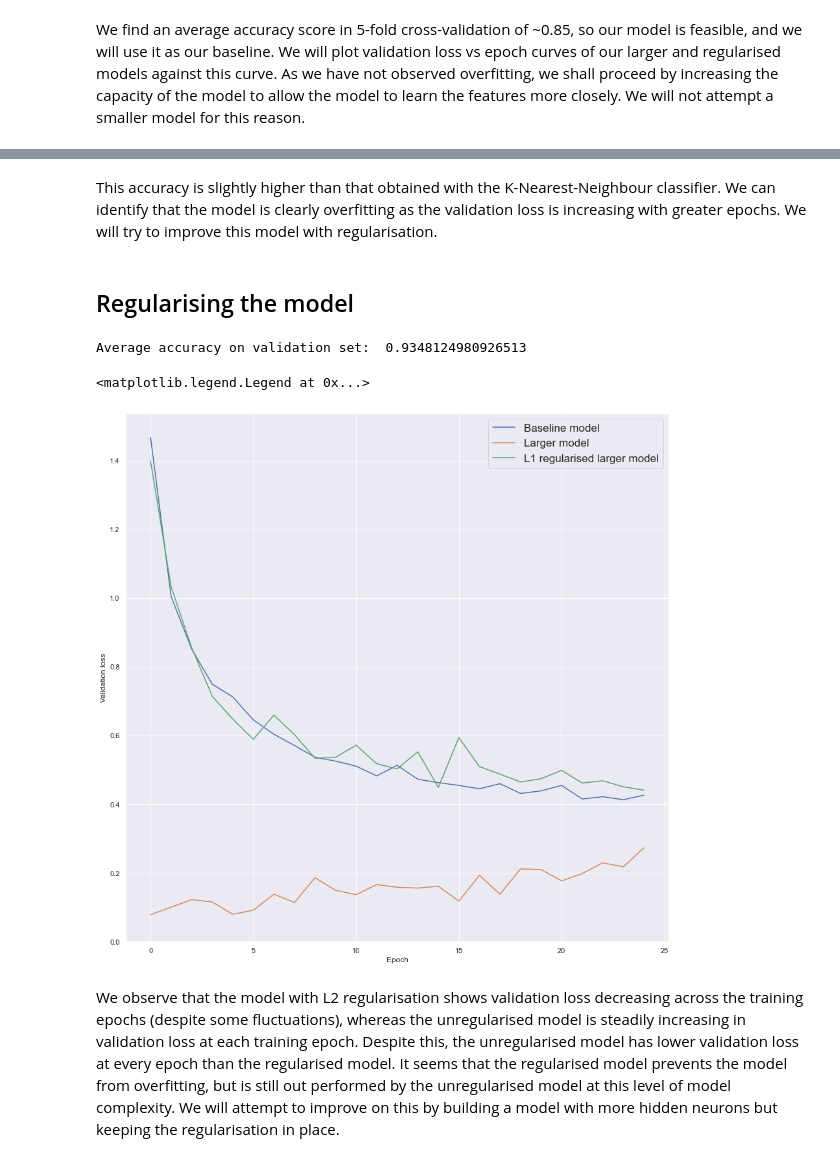
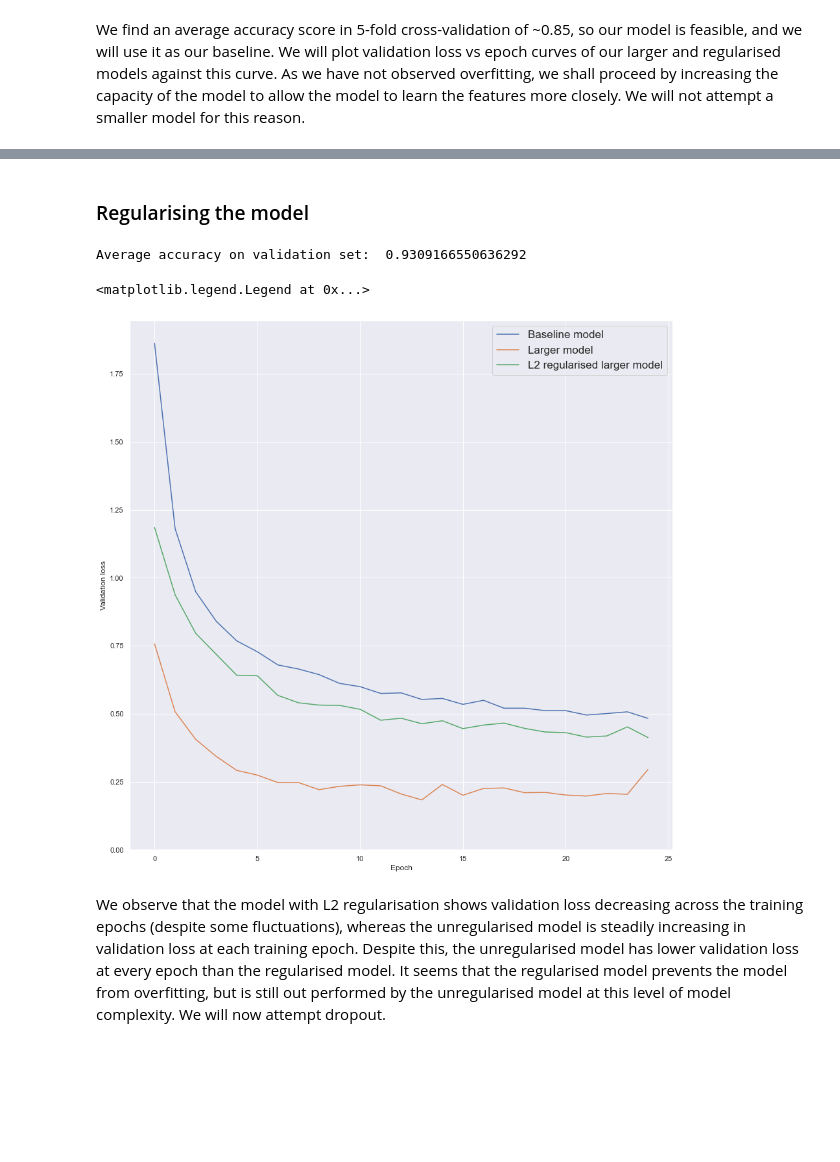
Before and after one commit to EtienneLatif/Letter-recognition-classification, a Jupyter notebook: Letter-Recognition-Classification.ipynb, the cells around one changed output, grey strips where cells are left out. Saved outputs shown, nothing was run; the diff lists cells and outputs as text; code cells hidden in the pictures; blank space fills up the shorter version.

Commit message:
Updated script for producing graphs

```diff
--- a/Letter-Recognition-Classification.ipynb
+++ b/Letter-Recognition-Classification.ipynb
@@ -367,7 +362,7 @@ base_model.add(layers.Dense(20, activation='relu',
                             kernel_initializer='he_normal', bias_initializer='Zeros'))
 base_model.add(layers.Dense(26, activation='softmax',
                             kernel_initializer='he_normal', bias_initializer='Zeros'))
-base_model.compile(optimizer=RMSprop(learning_rate=0.01),
+base_model.compile(optimizer=Adam(learning_rate=0.01),
               loss='categorical_crossentropy', metrics=['accuracy'])
 base_model.save_weights('initial_weights1') # Save the initial weights so we may reset the model when required (i.e. K-fold
                                            # cross-validation)
@@ -422,16 +417,13 @@ We find an average accuracy score in 5-fold cross-validation of ~0.85, so our mo
 # %%
-# Create a model with another hidden layer and significantly more neurons in
-# each layer.
+# Create a model with a higher number of neurons in each layer.
 model2 = models.Sequential()
-model2.add(layers.Dense(200, activation='relu', input_shape=(16,),
+model2.add(layers.Dense(100, activation='relu', input_shape=(16,),
                        kernel_initializer='he_normal', bias_initializer='Zeros'))
-model2.add(layers.Dense(200, activation='relu',
-                       kernel_initializer='he_normal', bias_initializer='Zeros'))
-model2.add(layers.Dense(200, activation='relu',
+model2.add(layers.Dense(100, activation='relu',
                        kernel_initializer='he_normal', bias_initializer='Zeros'))
 model2.add(layers.Dense(26, activation='softmax',
                        kernel_initializer='he_normal', bias_initializer='Zeros'))
-model2.compile(optimizer=RMSprop(learning_rate=0.01),
+model2.compile(optimizer=Adam(learning_rate=0.01),
               loss='categorical_crossentropy', metrics=['accuracy'])
 model2.save_weights('initial_weights2') # Save the initial weights so we may reset the model when required (i.e. K-fold
                                         # cross-validation)
@@ -490,22 +475,17 @@ Accuracy score:  0.9399999976158142
-# %% [markdown]
-This accuracy is slightly higher than that obtained with the K-Nearest-Neighbour classifier. We can identify that the model is clearly overfitting as the validation loss is increasing with greater epochs. We will try to improve this model with regularisation.
 # %% [markdown]
-## Regularising the model
+### Regularising the model
 # %%
-# Add L1 regularisation to the model from the previous section.
+# Add L2 regularisation to the model from the previous section.
 model3 = models.Sequential()
-model3.add(layers.Dense(200, activation='relu', input_shape=(16,),
+model3.add(layers.Dense(100, activation='relu', input_shape=(16,),
                        kernel_initializer='he_normal', bias_initializer='Zeros',
                        kernel_regularizer=l2(0.001)))
-model3.add(layers.Dense(200, activation='relu',
-                       kernel_initializer='he_normal', bias_initializer='Zeros',
-                       kernel_regularizer=l2(0.001)))
-model3.add(layers.Dense(200, activation='relu',
+model3.add(layers.Dense(100, activation='relu',
                        kernel_initializer='he_normal', bias_initializer='Zeros',
                        kernel_regularizer=l2(0.001)))
 model3.add(layers.Dense(26, activation='softmax',
                        kernel_initializer='he_normal', bias_initializer='Zeros'))
-model3.compile(optimizer=RMSprop(learning_rate=0.01),
+model3.compile(optimizer=Adam(learning_rate=0.01),
               loss='categorical_crossentropy', metrics=['accuracy'])
 model3.save_weights('initial_weights3') # Save the initial weights so we may reset the model when required (i.e. K-fold
                                         # cross-validation)
@@ -523,35 +503,35 @@ for i in range(k):
     partial_train_inputs = np.concatenate([train_inputs[:i * validation_size],
                                            train_inputs[(i + 1) * validation_size:]], axis=0)
     partial_train_labels = np.concatenate([train_labels[:i * validation_size],
                                            train_labels[(i + 1) * validation_size:]], axis=0)
 
     # Train the model
     # Reset the weights and biases after each fold
     model3.compile(optimizer=Adam(learning_rate=0.01),
                    loss='categorical_crossentropy', metrics=['accuracy'])
     history = model3.fit(partial_train_inputs, partial_train_labels,
                          validation_data=(val_inputs, val_labels), epochs=25, batch_size=256, verbose=0)
     validation_loss3.append(history.history['val_loss'])
     validation_accuracy3.append(history.history['val_accuracy'][24])
     model3.load_weights('initial_weights3')
 
 # Print the average accuracy on the cross-validation set
 print('Average accuracy on validation set: ', np.mean(validation_accuracy3))
 
 # Plot validation loss vs epoch
 val_loss3_1 = validation_loss3[0] # The validation loss in each epoch in the first fold
 %matplotlib inline
 fig, ax = plt.subplots(1,1, figsize=(15, 15))
 ax.plot(epochs, val_loss1_1, label='Baseline model')
 ax.plot(epochs, val_loss2_1, label = 'Larger model')
-ax.plot(epochs, val_loss3_1, label = 'L1 regularised larger model')
+ax.plot(epochs, val_loss3_1, label = 'L2 regularised larger model')
 ax.set_xlabel('Epoch')
 ax.set_ylabel('Validation loss')
 ax.set_ylim(0,)
 ax.legend(fontsize=17)
 # %% [output]
-Average accuracy on validation set:  0.9348124980926513
+Average accuracy on validation set:  0.9309166550636292
 <matplotlib.legend.Legend at 0x...>
-[figure, old version]
+[figure, new version]
 # %% [markdown]
-We observe that the model with L2 regularisation shows validation loss decreasing across the training epochs (despite some fluctuations), whereas the unregularised model is steadily increasing in validation loss at each training epoch. Despite this, the unregularised model has lower validation loss at every epoch than the regularised model. It seems that the regularised model prevents the model from overfitting, but is still out performed by the unregularised model at this level of model complexity. We will attempt to improve on this by building a model with more hidden neurons but keeping the regularisation in place.
+We observe that the model with L2 regularisation shows validation loss decreasing across the training epochs (despite some fluctuations), whereas the unregularised model is steadily increasing in validation loss at each training epoch. Despite this, the unregularised model has lower validation loss at every epoch than the regularised model. It seems that the regularised model prevents the model from overfitting, but is still out performed by the unregularised model at this level of model complexity. We will now attempt dropout.
```
Also changed, not shown: parts of 28 cells of this notebook, 2 other files.
